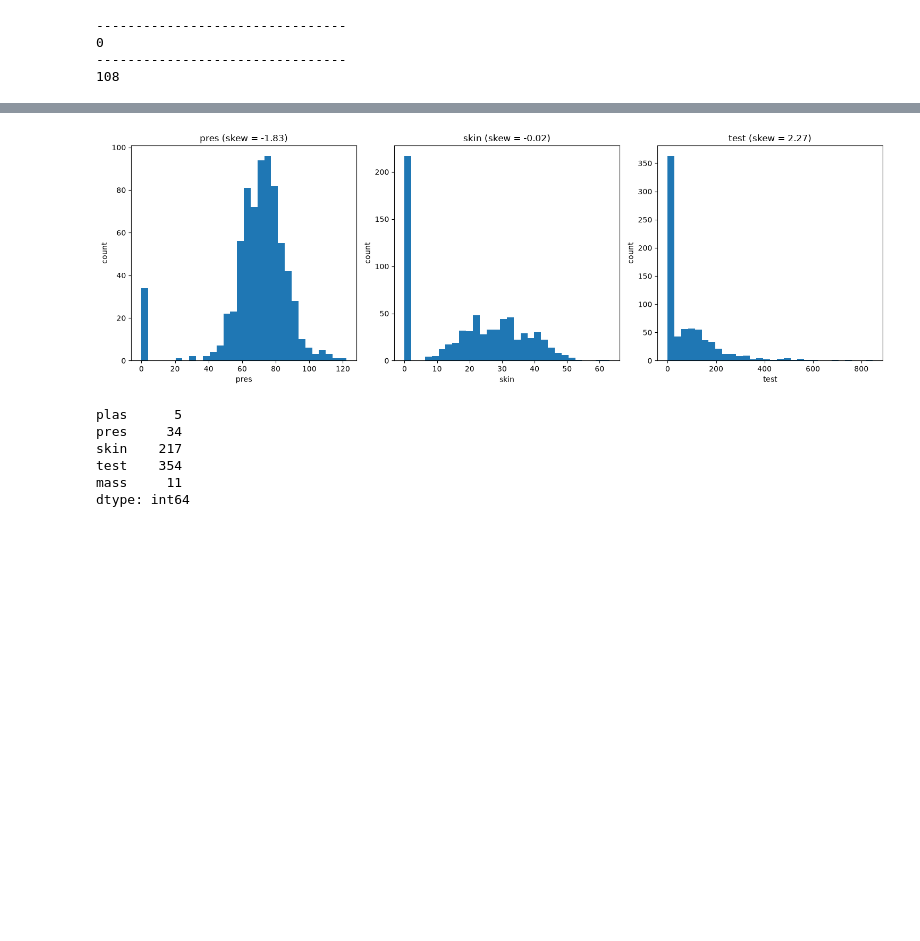
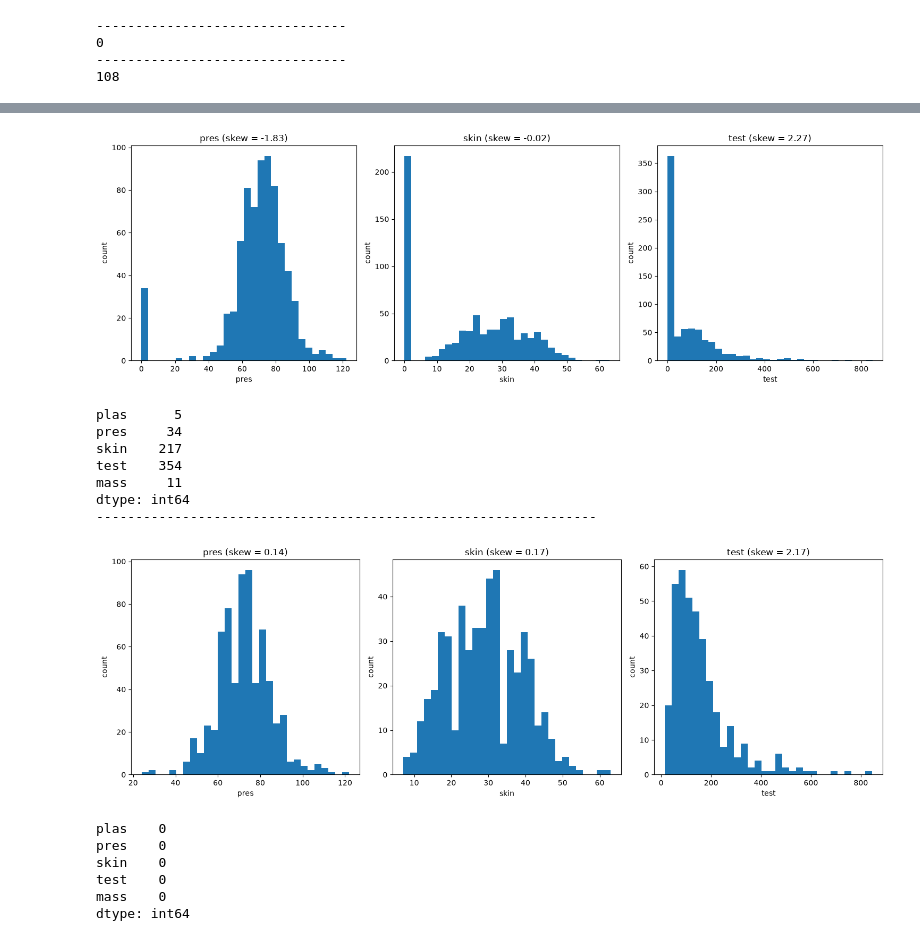
Before and after one commit to Mutohi-R/ml-lab, a Jupyter notebook: lab-assessment.ipynb, the cells around one changed output, grey strips where cells are left out. Cells and saved outputs as stored; diff of their text form; code cells hidden in the pictures; blank space fills up the shorter version.

Commit message:
determined and plotted skews

```diff
--- a/lab-assessment.ipynb
+++ b/lab-assessment.ipynb
@@ -75,24 +104,52 @@ print(df[['pres', 'skin', 'test']].isna().any(axis=1).sum()) # returns 108: 108
 # %%
 df[['pres', 'skin', 'test']].skew()
 
 cols = ['pres', 'skin', 'test']
 
 fig, axes = plt.subplots(1, 3, figsize=(15, 5))
 
 for ax, col in zip(axes, cols):
     ax.hist(df[col].dropna(), bins=30) # dropna() is used to ignore NaN values in the histogram; histograms can't plot NaN values
     ax.set_title(f"{col} (skew = {df[col].skew():.2f})")
     ax.set_xlabel(col)
     ax.set_ylabel('count')
 
 plt.tight_layout()
 plt.show()
+
 print((df[['plas', 'pres', 'skin', 'test', 'mass']] == 0).sum())
+
+print('----------------------------------------------------------------')
+
+df = df.replace(0, np.nan) # convert 0 to NaN for the specified columns
+
+fig, axes = plt.subplots(1, 3, figsize=(15, 5))
+
+for ax, col in zip(axes, cols):
+    ax.hist(
+        df[col].dropna(), bins=30
+    )  # dropna() is used to ignore NaN values in the histogram; histograms can't plot NaN values
+    ax.set_title(f"{col} (skew = {df[col].skew():.2f})")
+    ax.set_xlabel(col)
+    ax.set_ylabel("count")
+
+plt.tight_layout()
+plt.show()
+
+print((df[["plas", "pres", "skin", "test", "mass"]] == 0).sum())
 # %% [output]
 [figure]
 plas      5
 pres     34
 skin    217
 test    354
 mass     11
 dtype: int64
+----------------------------------------------------------------
+[figure, added]
+plas    0
+pres    0
+skin    0
+test    0
+mass    0
+dtype: int64
```
Also changed, not shown: parts of 8 cells of this notebook.
